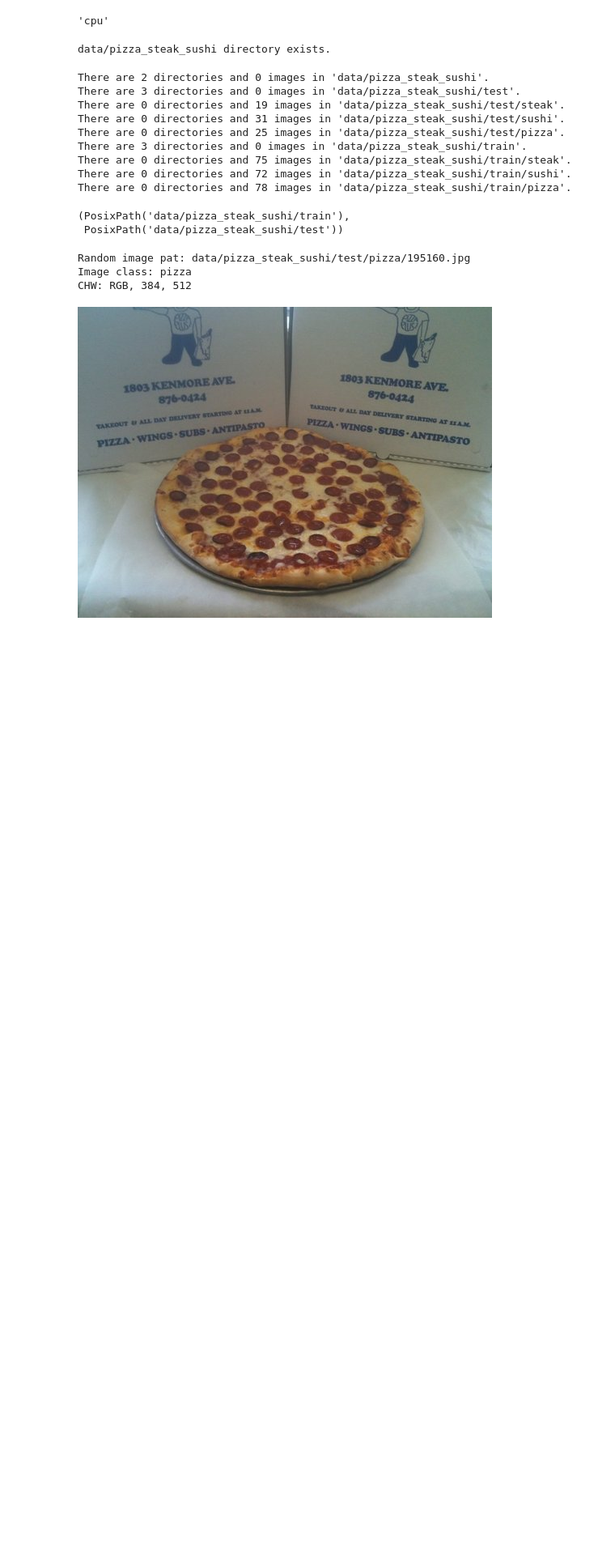
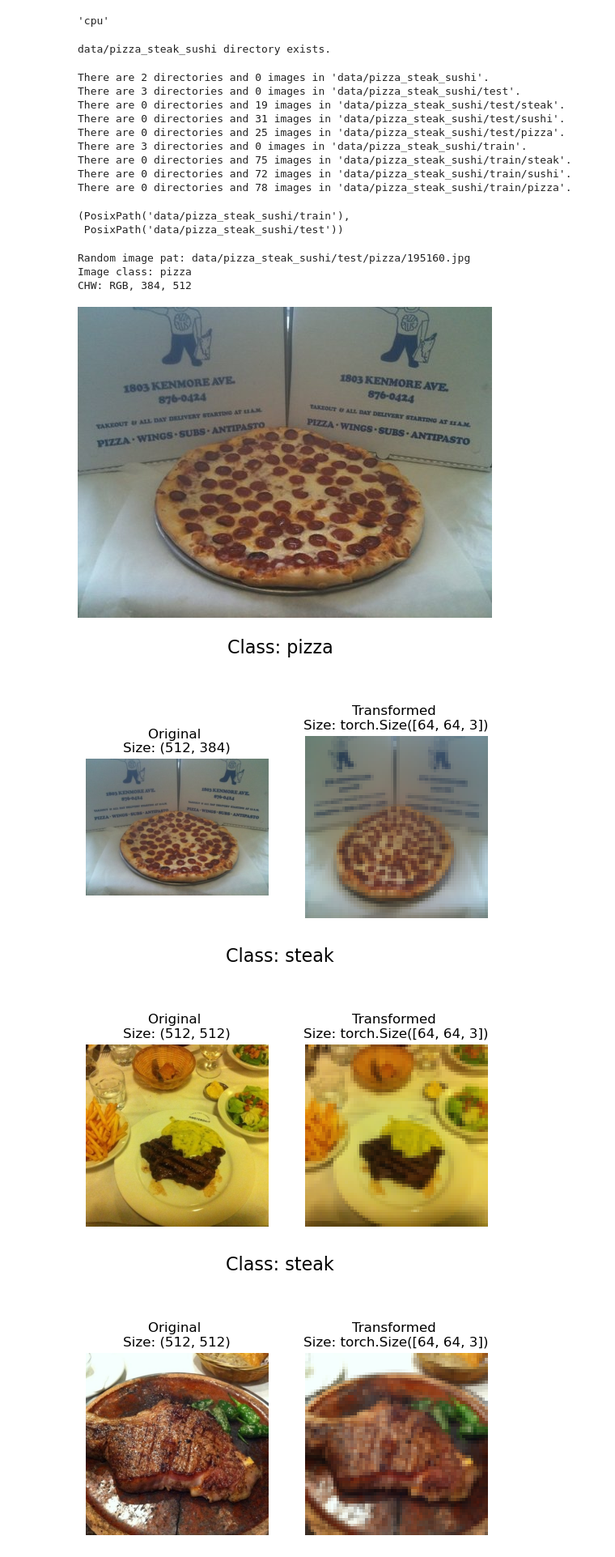
Before and after one commit to lukasnxyz/learn-ml, a Jupyter notebook: pytorch-tutorial/04_custom_datasets.ipynb, the cells around one changed output. Shown at 81% size. Cells and saved outputs as stored; diff of their text form; code cells hidden in the pictures; blank space fills up the shorter version.

```diff
--- a/pytorch-tutorial/04_custom_datasets.ipynb
+++ b/pytorch-tutorial/04_custom_datasets.ipynb
@@ -104,3 +105,28 @@ data_transform = transforms.Compose([
     transforms.RandomHorizontalFlip(p=0.5), # 50% probability of flip
     transforms.ToTensor() # pixel values to 0-255 and between 0.0 and 1.0
 ])
+# %%
+def plot_transformed_images(image_paths, transform, n=3, seed=42):
+    random.seed(seed)
+    random_image_paths = random.sample(image_paths, k=n)
+    for image_path in random_image_paths:
+        with Image.open(image_path) as f:
+            fig, ax = plt.subplots(1, 2)
+            ax[0].imshow(f)
+            ax[0].set_title(f"Original \nSize: {f.size}")
+            ax[0].axis("off")
+
+            transformed_image = transform(f).permute(1, 2, 0)
+            ax[1].imshow(transformed_image)
+            ax[1].set_title(f"Transformed \nSize: {transformed_image.shape}")
+            ax[1].axis("off")
+
+            fig.suptitle(f"Class: {image_path.parent.stem}", fontsize=16)
+
+plot_transformed_images(images_path_list,
+                       transform=data_transform,
+                       n=3)
+# %% [output]
+[figure, added]
+[figure, added]
+[figure, added]
```
Also changed, not shown: parts of 9 cells of this notebook.
